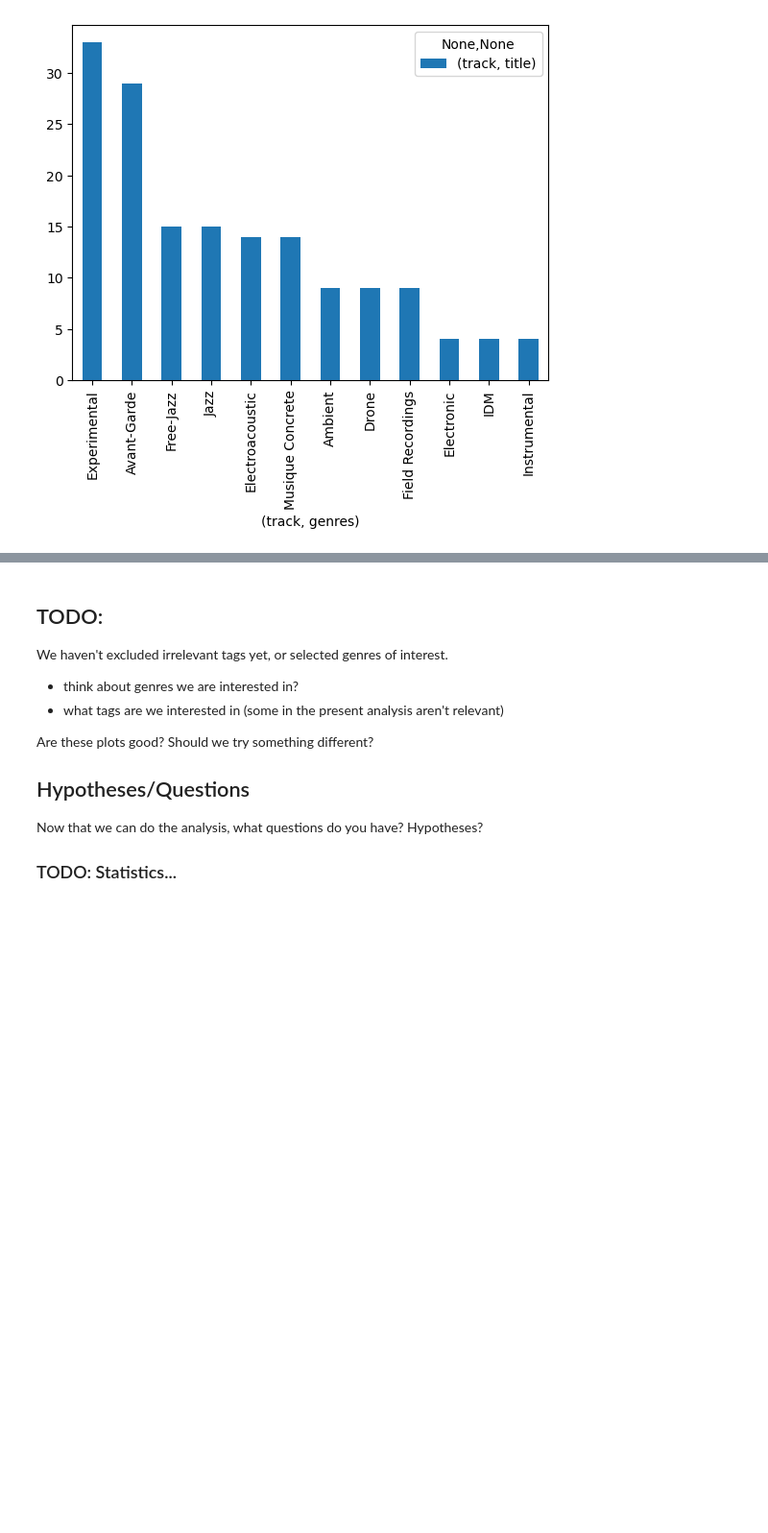
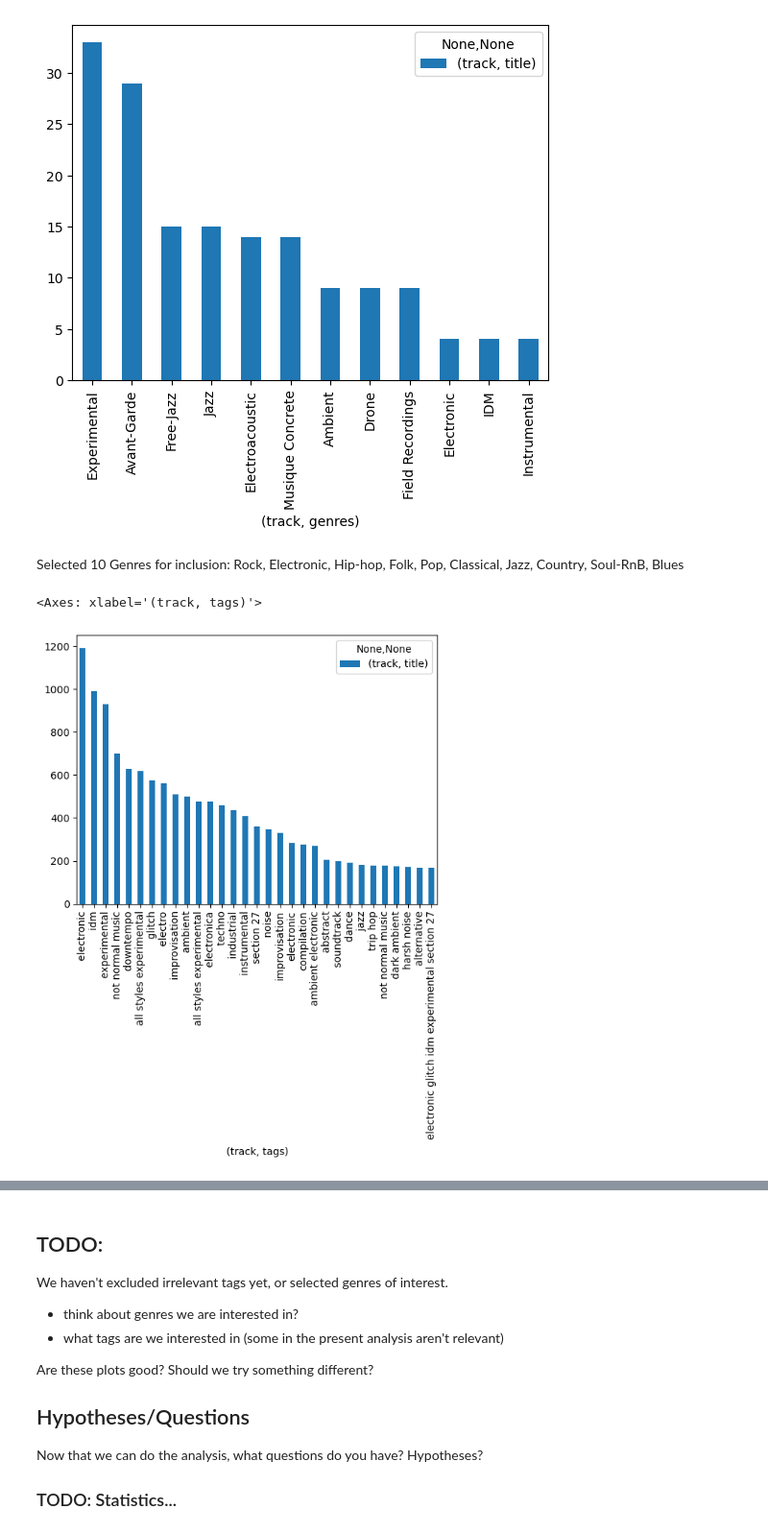
Before and after one commit to mayabflannery/exp-music-semantics, a Jupyter notebook: analysis/analyseFMASubset.ipynb, the cells around one changed output, grey strips where cells are left out. Shown at 96% size. Drawn from its saved outputs; the diff is of its cells as text; code cells hidden in the pictures; blank space fills up the shorter version.

Commit message:
Created graphs for selected 10 genres

```diff
--- a/analysis/analyseFMASubset.ipynb
+++ b/analysis/analyseFMASubset.ipynb
@@ -291,3 +291,13 @@ This is difficult to read, maybe just pick the top tags...
 # %% [output]
 <Axes: xlabel='(track, genres)'>
 [figure]
+# %% [markdown]
+Selected 10 Genres for inclusion: Rock, Electronic, Hip-hop, Folk, Pop, Classical, Jazz, Country, Soul-RnB, Blues
+# %%
+(genre_tag_counts
+ .xs("Electronic", level=0)
+ .nlargest(30, ('track', 'title'), keep="all")
+ .plot.bar(y=('track', 'title')))
+# %% [output]
+<Axes: xlabel='(track, tags)'>
+[figure, added]
```
Also changed, not shown: parts of 8 cells of this notebook.
